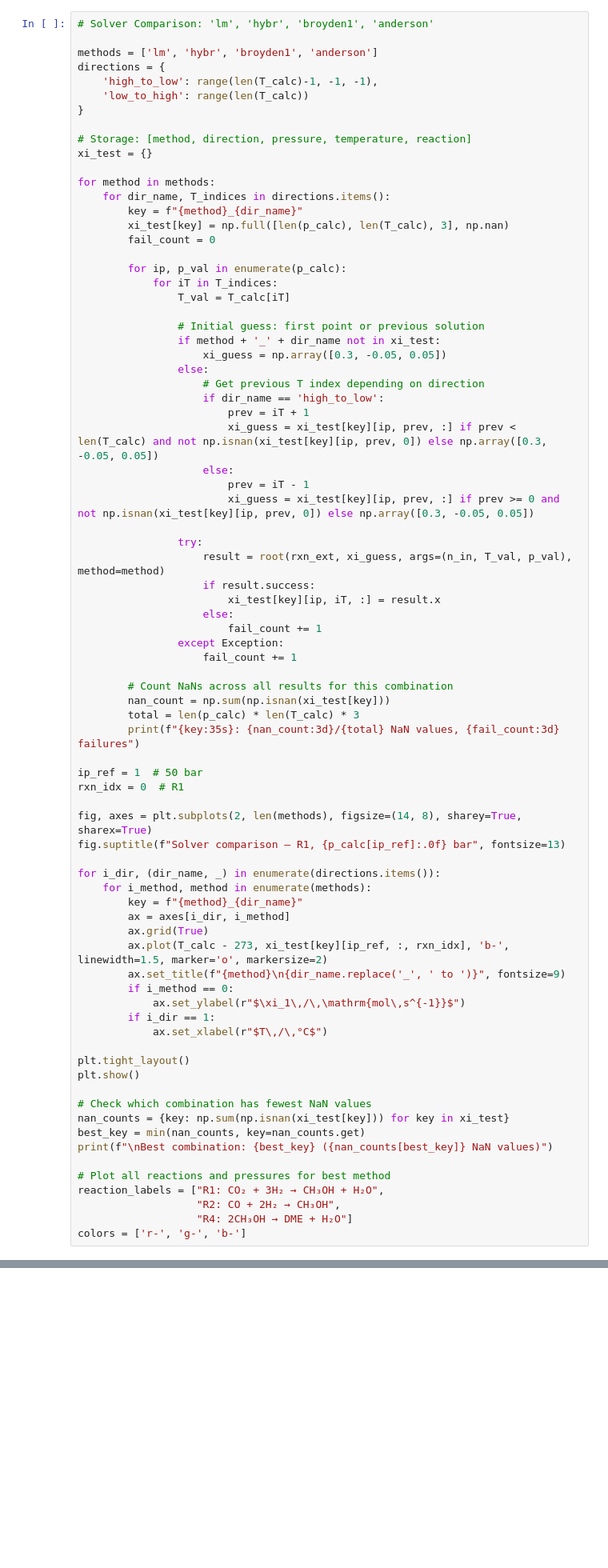
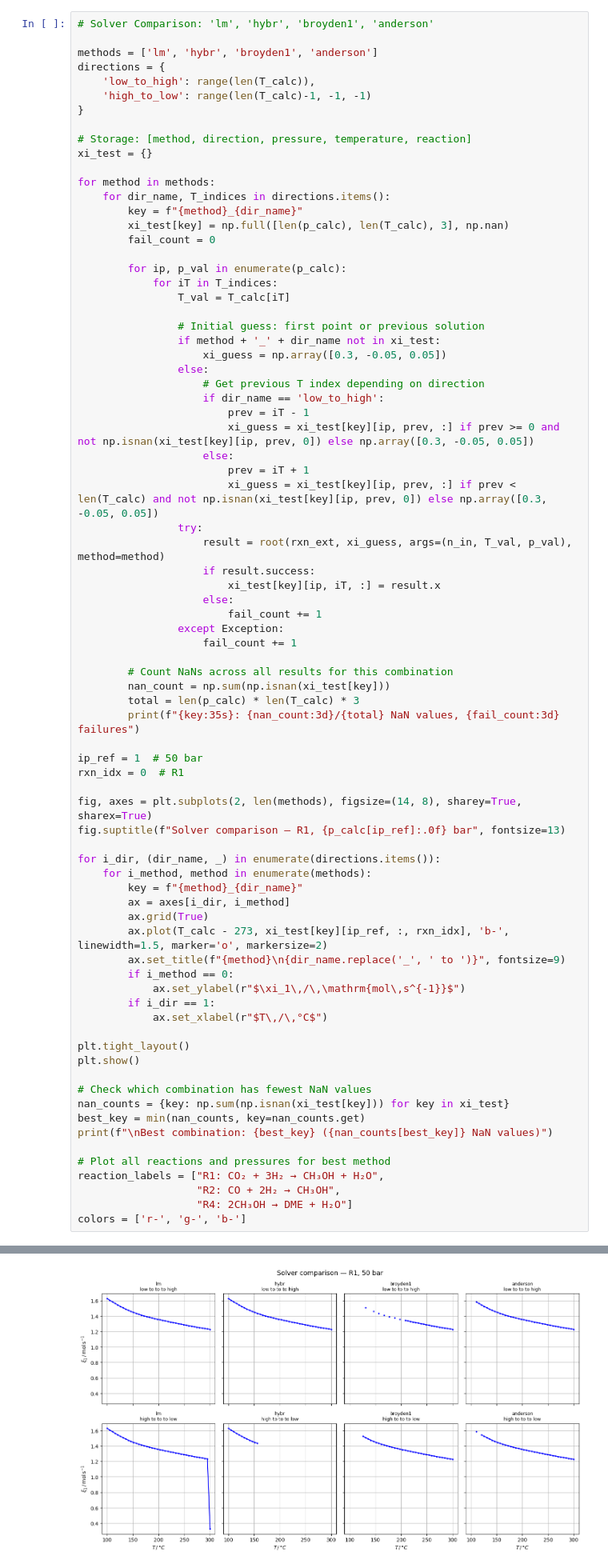
Before and after one commit to SirHenry1st/CRE_3, a Jupyter notebook: Assignment 2/CRE_3_assginment_2.ipynb, the cells around one changed output, grey strips where cells are left out. Shown at 80% size. Drawn from its saved outputs; the diff is of its cells as text; blank space fills up the shorter version.

```diff
--- a/Assignment 2/CRE_3_assginment_2.ipynb
+++ b/Assignment 2/CRE_3_assginment_2.ipynb
@@ -542,8 +625,8 @@ print("\n" + "=" * 60)
 
 methods = ['lm', 'hybr', 'broyden1', 'anderson']
 directions = {
-    'high_to_low': range(len(T_calc)-1, -1, -1),
-    'low_to_high': range(len(T_calc))
+    'low_to_high': range(len(T_calc)),
+    'high_to_low': range(len(T_calc)-1, -1, -1)
 }
 
 # Storage: [method, direction, pressure, temperature, reaction]
@@ -564,13 +647,12 @@ for method in methods:
                     xi_guess = np.array([0.3, -0.05, 0.05])
                 else:
                     # Get previous T index depending on direction
-                    if dir_name == 'high_to_low':
+                    if dir_name == 'low_to_high':
+                        prev = iT - 1
+                        xi_guess = xi_test[key][ip, prev, :] if prev >= 0 and not np.isnan(xi_test[key][ip, prev, 0]) else np.array([0.3, -0.05, 0.05])
+                    else:
                         prev = iT + 1
                         xi_guess = xi_test[key][ip, prev, :] if prev < len(T_calc) and not np.isnan(xi_test[key][ip, prev, 0]) else np.array([0.3, -0.05, 0.05])
-                    else:
-                        prev = iT - 1
-                        xi_guess = xi_test[key][ip, prev, :] if prev >= 0 and not np.isnan(xi_test[key][ip, prev, 0]) else np.array([0.3, -0.05, 0.05])
-
                 try:
                     result = root(rxn_ext, xi_guess, args=(n_in, T_val, p_val), method=method)
                     if result.success:
@@ -616,3 +698,4 @@ reaction_labels = ["R1: CO₂ + 3H₂ → CH₃OH + H₂O",
                    "R2: CO + 2H₂ → CH₃OH",
                    "R4: 2CH₃OH → DME + H₂O"]
 colors = ['r-', 'g-', 'b-']
+# %% [output]
@@ -618,0 +710 @@ colors = ['r-', 'g-', 'b-']
+[figure, added]
```
Also changed, not shown: parts of 9 cells of this notebook.
